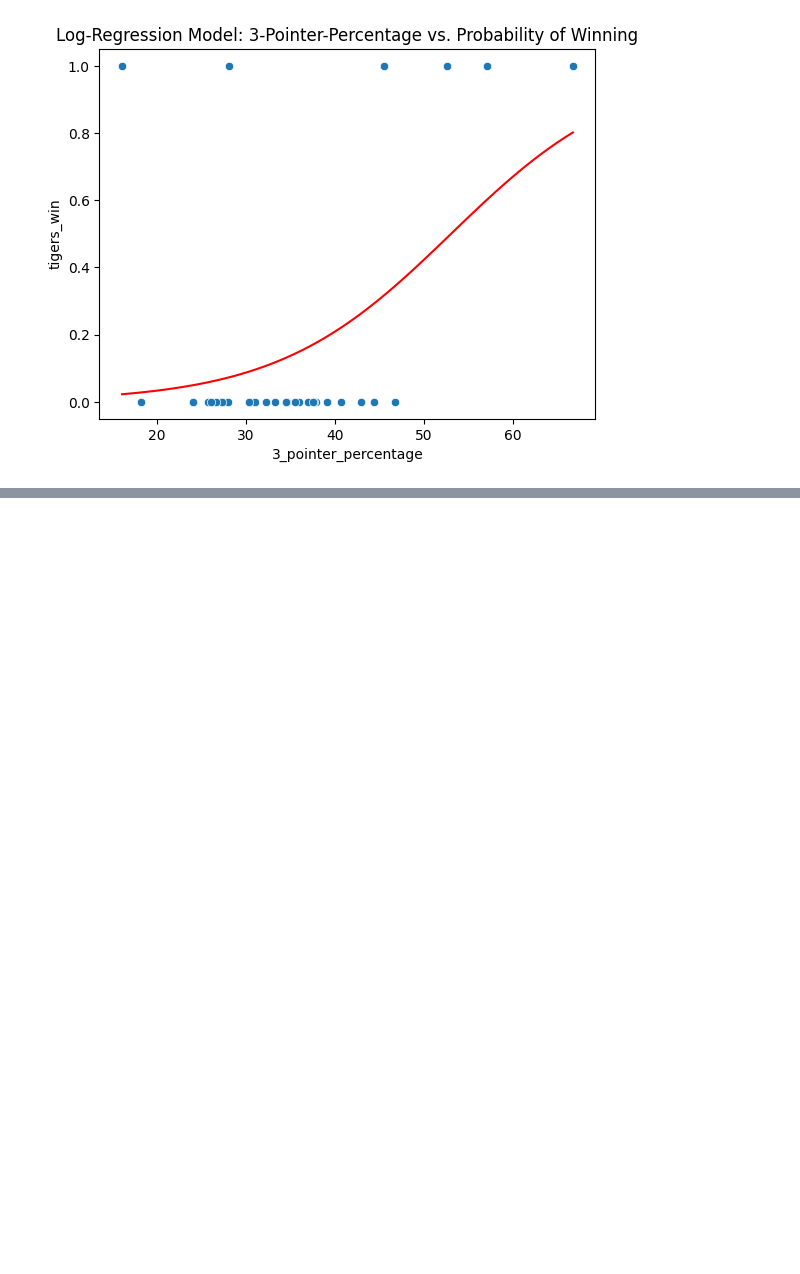
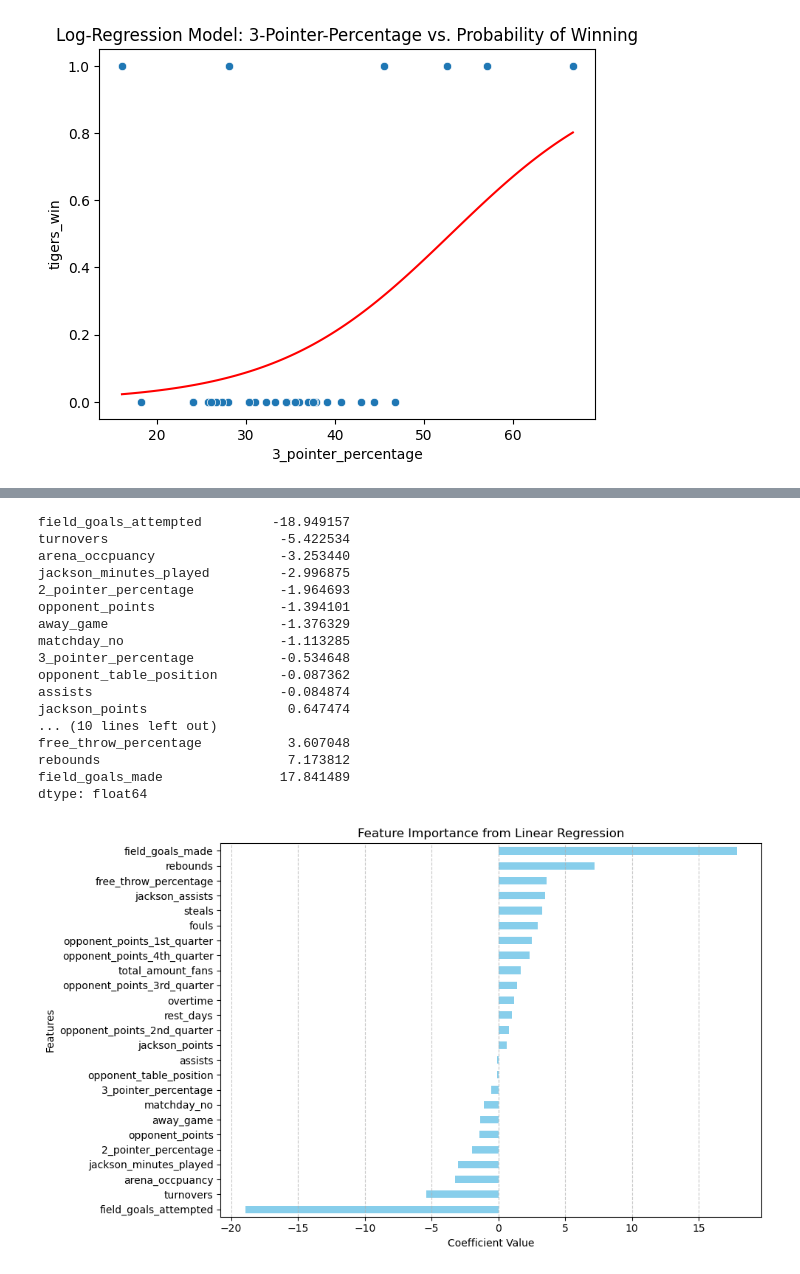
Before and after one commit to dxmme/T-biTigers, a Jupyter notebook: src/plots.ipynb, the cells around one changed output, grey strips where cells are left out. Saved outputs shown, nothing was run; the diff lists cells and outputs as text; code cells hidden in the pictures; blank space fills up the shorter version.

```diff
--- a/src/plots.ipynb
+++ b/src/plots.ipynb
@@ -131,0 +177,45 @@ plt.show()
+# %%
+# Linear Regression Model without quarter points of the Tigers
+df = data
+X = df.drop(columns=["tigers_win", "tigers_points", "tigers_points_1st_quarter", "tigers_points_2nd_quarter", "tigers_points_3rd_quarter", "tigers_points_4th_quarter"])
+y = df["tigers_points"]
+
+# Standardize features
+scaler = StandardScaler()
+X_scaled = scaler.fit_transform(X)
+
+# Logistic Regression to identify important features
+model = LinearRegression()
+model.fit(X_scaled, y)
+
+# Feature importance
+importance = pd.Series(model.coef_, index=X.columns).sort_values()
+print(importance)
+
+plt.figure(figsize=(10, 6))
+importance.plot(kind="barh", color="skyblue")
+plt.title("Feature Importance from Linear Regression")
+plt.xlabel("Coefficient Value")
+plt.ylabel("Features")
+plt.grid(axis='x', linestyle='--', alpha=0.7)
+plt.tight_layout()
+plt.show()
+# %% [output]
+field_goals_attempted         -18.949157
+turnovers                      -5.422534
+arena_occpuancy                -3.253440
+jackson_minutes_played         -2.996875
+2_pointer_percentage           -1.964693
+opponent_points                -1.394101
+away_game                      -1.376329
+matchday_no                    -1.113285
+3_pointer_percentage           -0.534648
+opponent_table_position        -0.087362
+assists                        -0.084874
+jackson_points                  0.647474
+... (10 lines left out)
+free_throw_percentage           3.607048
+rebounds                        7.173812
+field_goals_made               17.841489
+dtype: float64
+[figure, added]
```
Also changed, not shown: parts of 4 cells of this notebook.
